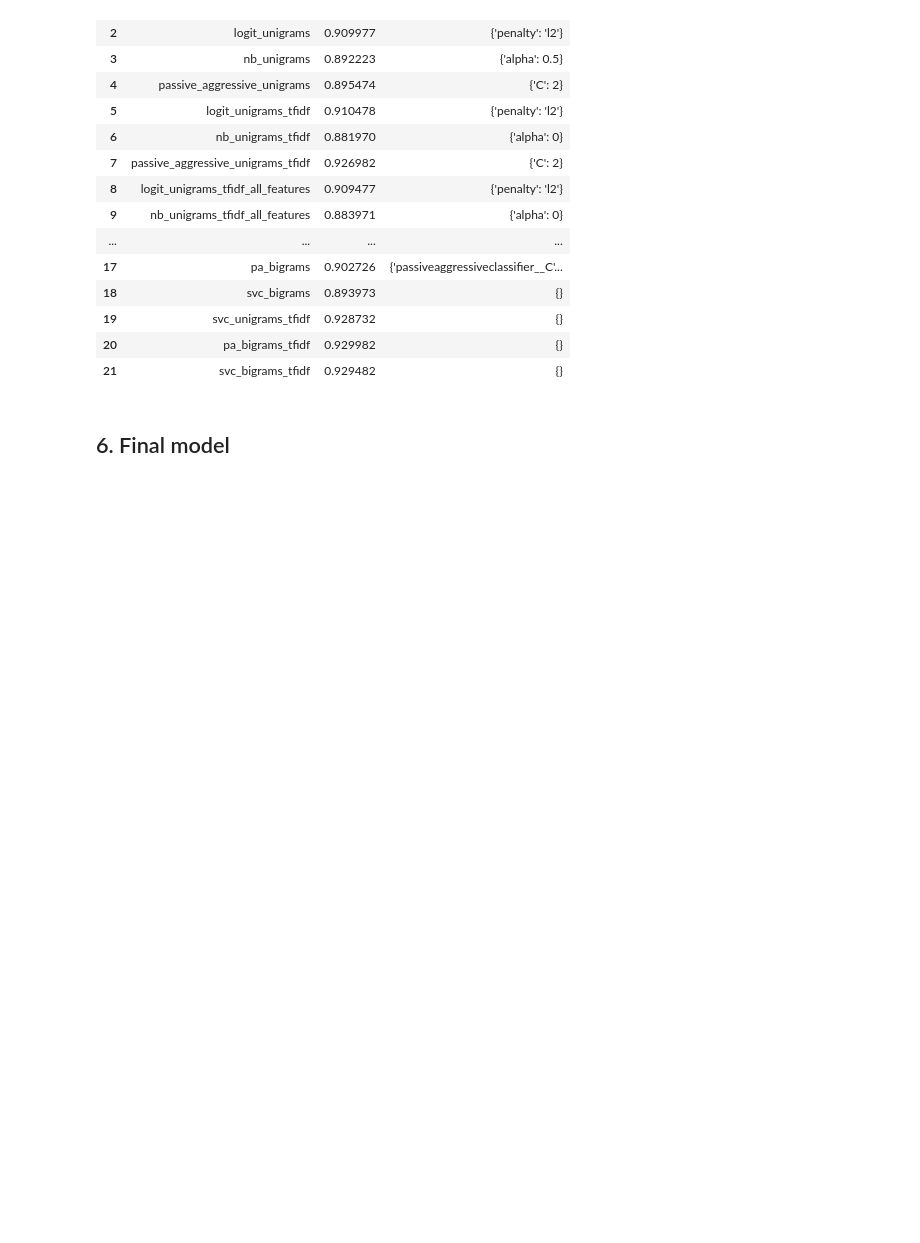
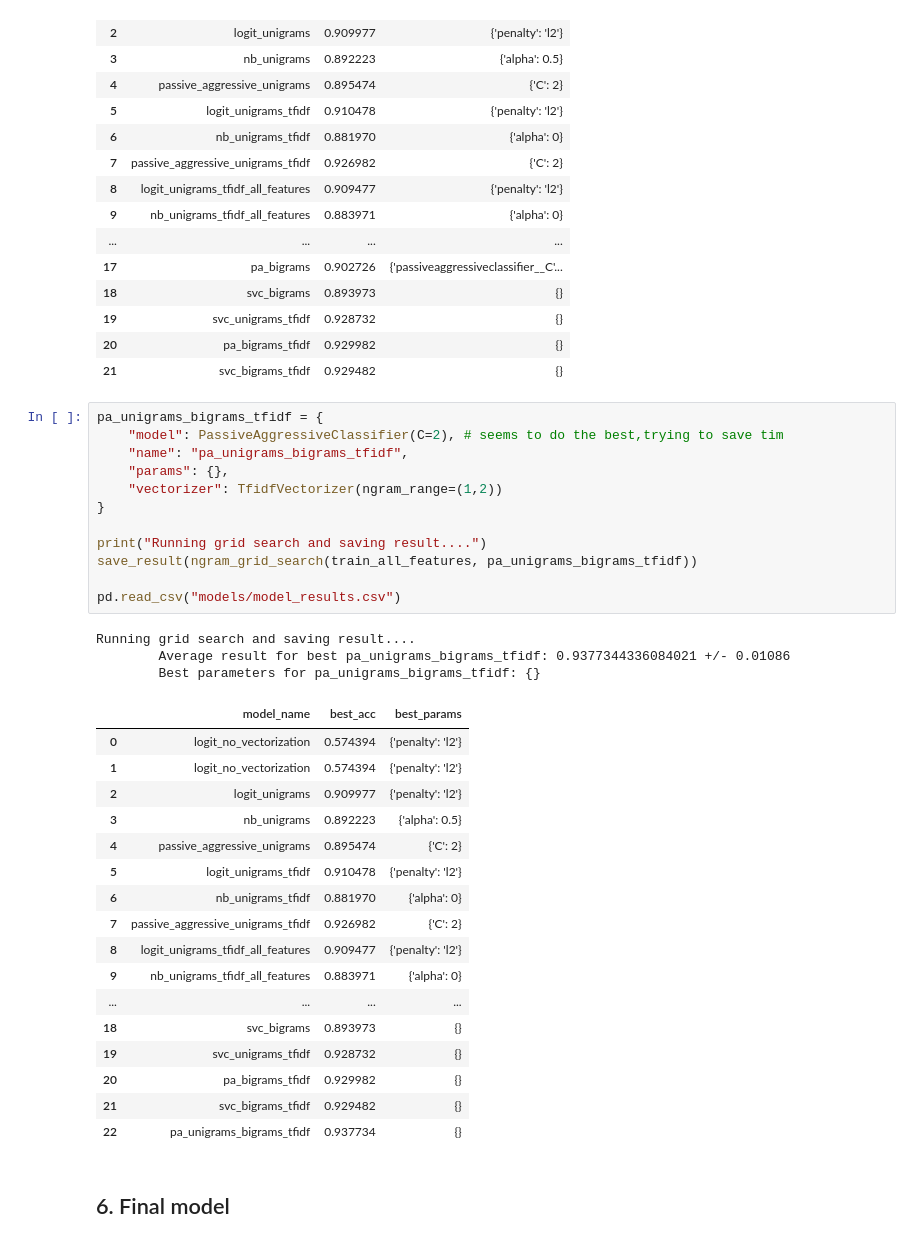
Before and after one commit to cutendorf/NLP-Fakenews, a Jupyter notebook: NLP-Fakenews_ChristineDan.ipynb, the cells around one changed output. Cells and saved outputs as stored; diff of their text form; blank space fills up the shorter version.

Commit message:
passive aggressive with both unigrams and bigrams tfidf

```diff
--- a/NLP-Fakenews_ChristineDan.ipynb
+++ b/NLP-Fakenews_ChristineDan.ipynb
@@ -1496,6 +1496,39 @@ Running grid search and saving result....
 | 19 | svc_unigrams_tfidf | 0.928732 | {} |
 | 20 | pa_bigrams_tfidf | 0.929982 | {} |
 | 21 | svc_bigrams_tfidf | 0.929482 | {} |
+# %%
+pa_unigrams_bigrams_tfidf = {
+    "model": PassiveAggressiveClassifier(C=2), # seems to do the best,trying to save tim
+    "name": "pa_unigrams_bigrams_tfidf",
+    "params": {},
+    "vectorizer": TfidfVectorizer(ngram_range=(1,2))
+}
+
+print("Running grid search and saving result....")
+save_result(ngram_grid_search(train_all_features, pa_unigrams_bigrams_tfidf))
+
+pd.read_csv("models/model_results.csv")
+# %% [output]
+Running grid search and saving result....
+        Average result for best pa_unigrams_bigrams_tfidf: 0.9377344336084021 +/- 0.01086
+        Best parameters for pa_unigrams_bigrams_tfidf: {}
+|  | model_name | best_acc | best_params |
+| 0 | logit_no_vectorization | 0.574394 | {'penalty': 'l2'} |
+| 1 | logit_no_vectorization | 0.574394 | {'penalty': 'l2'} |
+| 2 | logit_unigrams | 0.909977 | {'penalty': 'l2'} |
+| 3 | nb_unigrams | 0.892223 | {'alpha': 0.5} |
+| 4 | passive_aggressive_unigrams | 0.895474 | {'C': 2} |
+| 5 | logit_unigrams_tfidf | 0.910478 | {'penalty': 'l2'} |
+| 6 | nb_unigrams_tfidf | 0.881970 | {'alpha': 0} |
+| 7 | passive_aggressive_unigrams_tfidf | 0.926982 | {'C': 2} |
+| 8 | logit_unigrams_tfidf_all_features | 0.909477 | {'penalty': 'l2'} |
+| 9 | nb_unigrams_tfidf_all_features | 0.883971 | {'alpha': 0} |
+| ... | ... | ... | ... |
+| 18 | svc_bigrams | 0.893973 | {} |
+| 19 | svc_unigrams_tfidf | 0.928732 | {} |
+| 20 | pa_bigrams_tfidf | 0.929982 | {} |
+| 21 | svc_bigrams_tfidf | 0.929482 | {} |
+| 22 | pa_unigrams_bigrams_tfidf | 0.937734 | {} |
 # %% [markdown]
 ## 6. Final model
 # %% [markdown]
```
Also changed, not shown: 1 other file.
